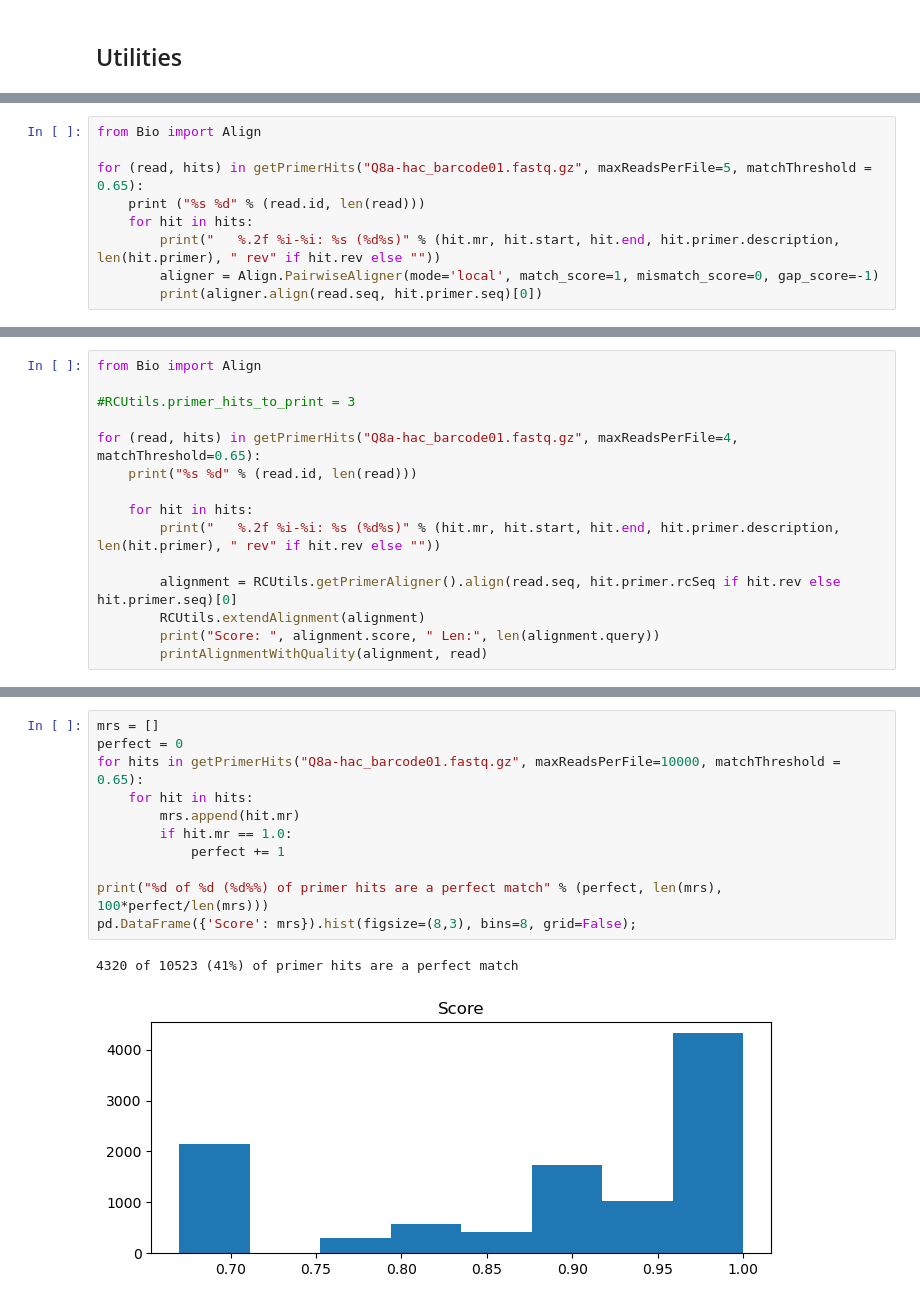
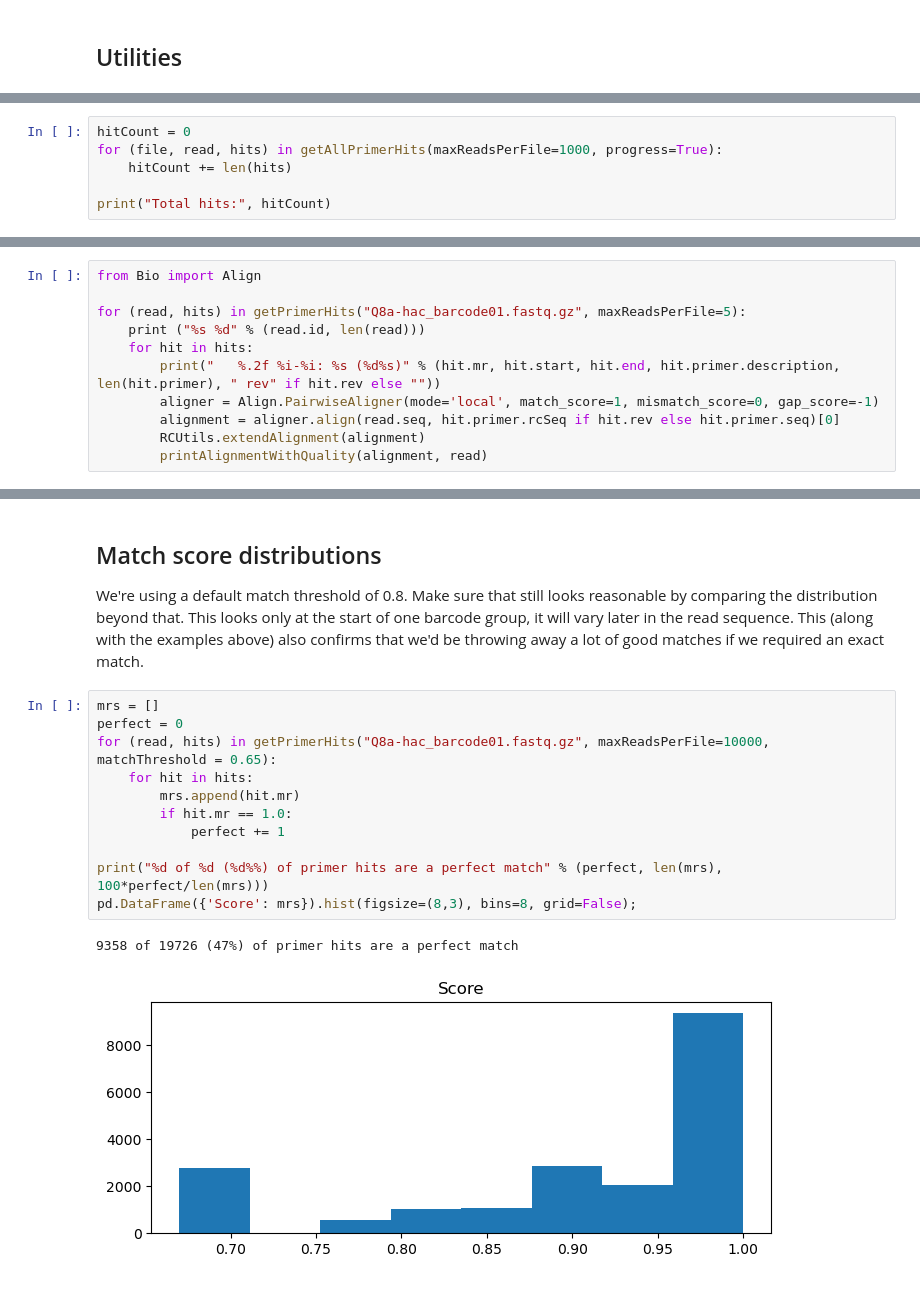
Before and after one commit to RByers/RespiCov-analyze, a Jupyter notebook: Q8AnalyzeHRV.ipynb, the cells around one changed output, grey strips where cells are left out. Cells and saved outputs as stored; diff of their text form.

```diff
--- a/Q8AnalyzeHRV.ipynb
+++ b/Q8AnalyzeHRV.ipynb
@@ -121,0 +127,6 @@ The score distribution goes up at thresholds below around 0.8, and really spikes
+# %%
+hitCount = 0
+for (file, read, hits) in getAllPrimerHits(maxReadsPerFile=1000, progress=True):
+    hitCount += len(hits)
+
+print("Total hits:", hitCount)
@@ -122,12 +156,14 @@ The score distribution goes up at thresholds below around 0.8, and really spikes
 # %%
 from Bio import Align
 
-for (read, hits) in getPrimerHits("Q8a-hac_barcode01.fastq.gz", maxReadsPerFile=5, matchThreshold = 0.65):
+for (read, hits) in getPrimerHits("Q8a-hac_barcode01.fastq.gz", maxReadsPerFile=5):
     print ("%s %d" % (read.id, len(read)))
     for hit in hits:
         print("   %.2f %i-%i: %s (%d%s)" % (hit.mr, hit.start, hit.end, hit.primer.description, len(hit.primer), " rev" if hit.rev else ""))
         aligner = Align.PairwiseAligner(mode='local', match_score=1, mismatch_score=0, gap_score=-1)
-        print(aligner.align(read.seq, hit.primer.seq)[0])
+        alignment = aligner.align(read.seq, hit.primer.rcSeq if hit.rev else hit.primer.seq)[0]
+        RCUtils.extendAlignment(alignment)
+        printAlignmentWithQuality(alignment, read)
 # %% [output]
 bbe4b3b4-92cc-4ded-8674-52697668e304 387
    0.95 0-22: Rhinovirus/Enterovirus 3 (21)
@@ -149,15 +184,0 @@ query             0 CAAGC-ACTTCTGTTTCCCCGG  21
-# %%
-from Bio import Align
-
-#RCUtils.primer_hits_to_print = 3
-
-for (read, hits) in getPrimerHits("Q8a-hac_barcode01.fastq.gz", maxReadsPerFile=4, matchThreshold=0.65):
-    print("%s %d" % (read.id, len(read)))
-
-    for hit in hits:
-        print("   %.2f %i-%i: %s (%d%s)" % (hit.mr, hit.start, hit.end, hit.primer.description, len(hit.primer), " rev" if hit.rev else ""))
-
-        alignment = RCUtils.getPrimerAligner().align(read.seq, hit.primer.rcSeq if hit.rev else hit.primer.seq)[0]
-        RCUtils.extendAlignment(alignment)
-        print("Score: ", alignment.score, " Len:", len(alignment.query))
-        printAlignmentWithQuality(alignment, read)
@@ -182,14 +185,19 @@ total quality:  1
+# %% [markdown]
+## Match score distributions
+
+We're using a default match threshold of 0.8. Make sure that still looks reasonable by comparing the distribution beyond that.
+This looks only at the start of one barcode group, it will vary later in the read sequence. This (along with the examples above) also confirms that we'd be throwing away a lot of good matches if we required an exact match.
 # %%
 mrs = []
 perfect = 0
-for hits in getPrimerHits("Q8a-hac_barcode01.fastq.gz", maxReadsPerFile=10000, matchThreshold = 0.65):
+for (read, hits) in getPrimerHits("Q8a-hac_barcode01.fastq.gz", maxReadsPerFile=10000, matchThreshold = 0.65):
     for hit in hits:
         mrs.append(hit.mr)
         if hit.mr == 1.0:
             perfect += 1
 
 print("%d of %d (%d%%) of primer hits are a perfect match" % (perfect, len(mrs), 100*perfect/len(mrs)))
 pd.DataFrame({'Score': mrs}).hist(figsize=(8,3), bins=8, grid=False);
 # %% [output]
-4320 of 10523 (41%) of primer hits are a perfect match
+9358 of 19726 (47%) of primer hits are a perfect match
-[figure, old version]
+[figure, new version]
```
Also changed, not shown: parts of 13 cells of this notebook.
